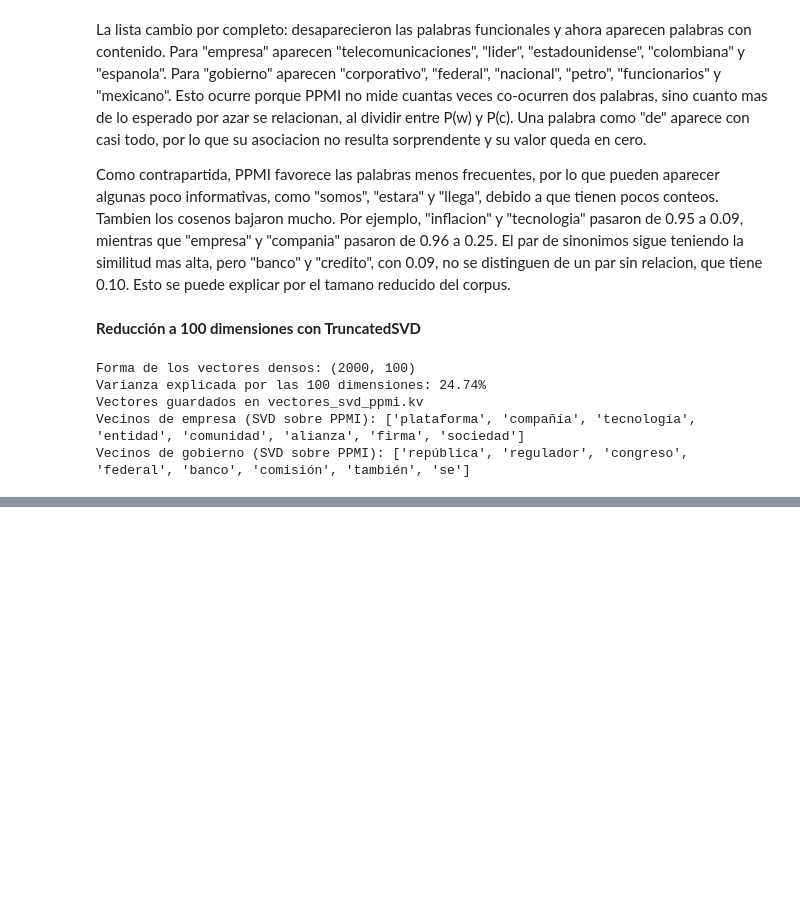
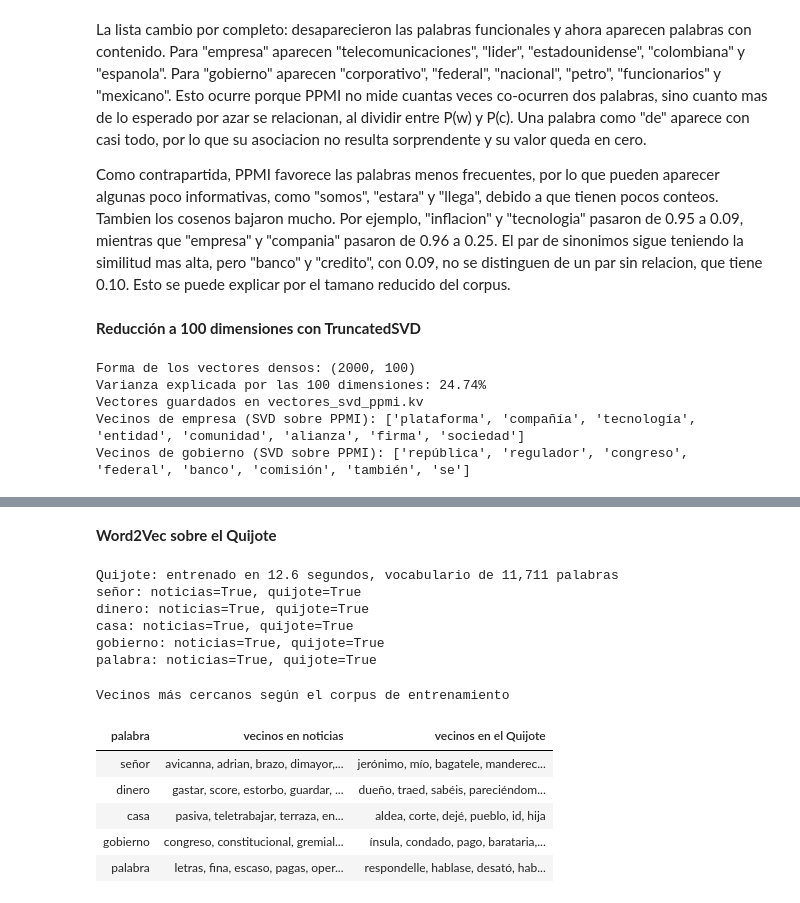
Before and after one commit to JuanDi37/NLP-laboratorio-9, a Jupyter notebook: Laboratorio9.ipynb, the cells around one changed output, grey strips where cells are left out. Saved outputs shown, nothing was run; the diff lists cells and outputs as text; code cells hidden in the pictures; blank space fills up the shorter version.

```diff
--- a/Laboratorio9.ipynb
+++ b/Laboratorio9.ipynb
@@ -647,0 +857,49 @@ Los 100 componentes explican solo el 24.74% de la varianza de la matriz PPMI, pe
+# %% [markdown]
+**Word2Vec sobre el Quijote**
+# %%
+#entrenamos un modelo con la configuracion base sobre el Quijote
+
+w2v_quijote, tiempo_quijote = entrenar_word2vec(oraciones_quijote)
+
+print(f"Quijote: entrenado en {tiempo_quijote:.1f} segundos, vocabulario de {len(w2v_quijote.wv):,} palabras")
+
+#5 palabras presentes en ambos corpus
+palabras_comparar = ["señor", "dinero", "casa", "gobierno", "palabra"]
+
+for palabra in palabras_comparar:
+    en_noticias = palabra in modelos_w2v["base"].wv.key_to_index
+    en_quijote = palabra in w2v_quijote.wv.key_to_index
+    print(f"{palabra}: noticias={en_noticias}, quijote={en_quijote}")
+# %% [output]
+Quijote: entrenado en 12.6 segundos, vocabulario de 11,711 palabras
+señor: noticias=True, quijote=True
+dinero: noticias=True, quijote=True
+casa: noticias=True, quijote=True
+gobierno: noticias=True, quijote=True
+palabra: noticias=True, quijote=True
+# %%
+comparacion_corpus = pd.DataFrame({
+    "palabra": palabras_comparar,
+    "vecinos en noticias": [
+        ", ".join(p for p, _ in modelos_w2v["base"].wv.most_similar(palabra, topn=6))
+        for palabra in palabras_comparar
+    ],
+    "vecinos en el Quijote": [
+        ", ".join(p for p, _ in w2v_quijote.wv.most_similar(palabra, topn=6))
+        for palabra in palabras_comparar
+    ]
+})
+
+display(
+    comparacion_corpus.style
+    .hide(axis="index")
+    .set_caption("Vecinos más cercanos según el corpus de entrenamiento")
+)
+# %% [output]
+Vecinos más cercanos según el corpus de entrenamiento
+| palabra | vecinos en noticias | vecinos en el Quijote |
+| señor | avicanna, adrian, brazo, dimayor,... | jerónimo, mío, bagatele, manderec... |
+| dinero | gastar, score, estorbo, guardar, ... | dueño, traed, sabéis, pareciéndom... |
+| casa | pasiva, teletrabajar, terraza, en... | aldea, corte, dejé, pueblo, id, hija |
+| gobierno | congreso, constitucional, gremial... | ínsula, condado, pago, barataria,... |
+| palabra | letras, fina, escaso, pagas, oper... | respondelle, hablase, desató, hab... |
```
Also changed, not shown: parts of 25 cells of this notebook, 2 other files.
